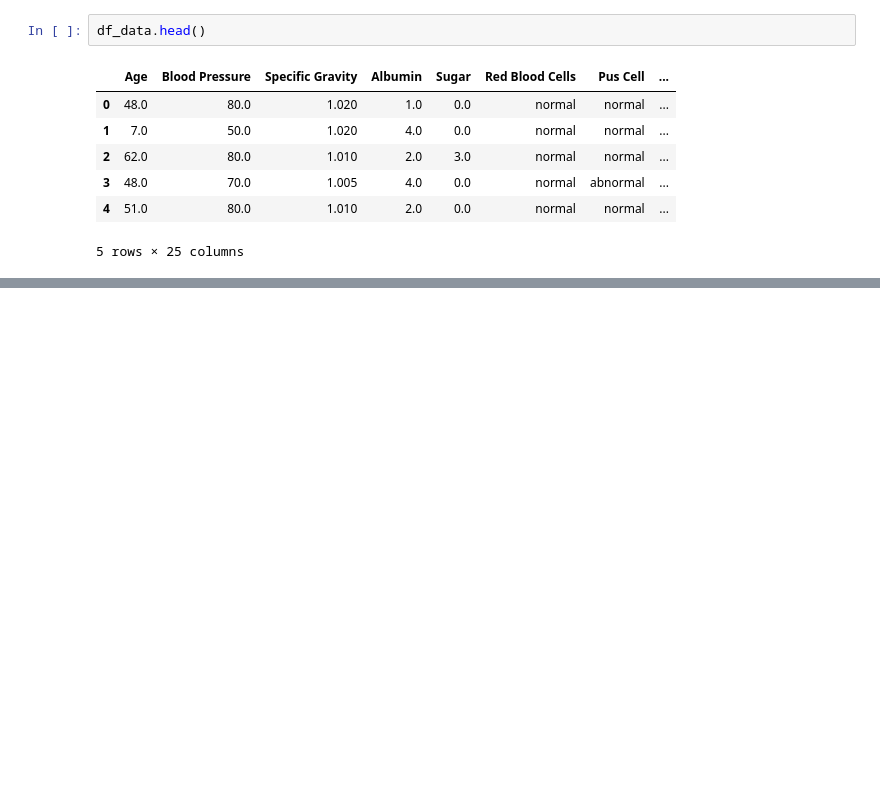
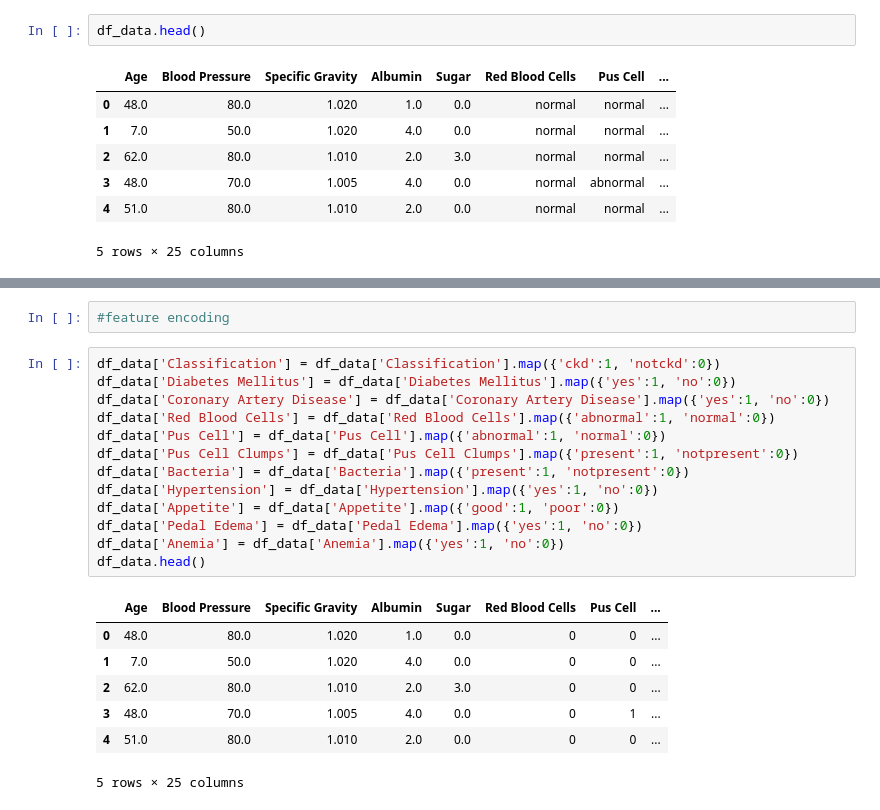
Before and after one commit to Shylesh1640/Python-Learnings, a Jupyter notebook: kidney_disease/kideny_disease.ipynb, the cells around one changed output, grey strips where cells are left out. Cells and saved outputs as stored; diff of their text form; blank space fills up the shorter version.

```diff
--- a/kidney_disease/kideny_disease.ipynb
+++ b/kidney_disease/kideny_disease.ipynb
@@ -206,0 +233,23 @@ df_data.head()
+# %%
+#feature encoding
+# %%
+df_data['Classification'] = df_data['Classification'].map({'ckd':1, 'notckd':0})
+df_data['Diabetes Mellitus'] = df_data['Diabetes Mellitus'].map({'yes':1, 'no':0})
+df_data['Coronary Artery Disease'] = df_data['Coronary Artery Disease'].map({'yes':1, 'no':0})
+df_data['Red Blood Cells'] = df_data['Red Blood Cells'].map({'abnormal':1, 'normal':0})
+df_data['Pus Cell'] = df_data['Pus Cell'].map({'abnormal':1, 'normal':0})
+df_data['Pus Cell Clumps'] = df_data['Pus Cell Clumps'].map({'present':1, 'notpresent':0})
+df_data['Bacteria'] = df_data['Bacteria'].map({'present':1, 'notpresent':0})
+df_data['Hypertension'] = df_data['Hypertension'].map({'yes':1, 'no':0})
+df_data['Appetite'] = df_data['Appetite'].map({'good':1, 'poor':0})
+df_data['Pedal Edema'] = df_data['Pedal Edema'].map({'yes':1, 'no':0})
+df_data['Anemia'] = df_data['Anemia'].map({'yes':1, 'no':0})
+df_data.head()
+# %% [output]
+|  | Age | Blood Pressure | Specific Gravity | Albumin | Sugar | Red Blood Cells | Pus Cell | ... |
+| 0 | 48.0 | 80.0 | 1.020 | 1.0 | 0.0 | 0 | 0 | ... |
+| 1 | 7.0 | 50.0 | 1.020 | 4.0 | 0.0 | 0 | 0 | ... |
+| 2 | 62.0 | 80.0 | 1.010 | 2.0 | 3.0 | 0 | 0 | ... |
+| 3 | 48.0 | 70.0 | 1.005 | 4.0 | 0.0 | 0 | 1 | ... |
+| 4 | 51.0 | 80.0 | 1.010 | 2.0 | 0.0 | 0 | 0 | ... |
+5 rows × 25 columns
```
Also changed, not shown: parts of 11 cells of this notebook.
